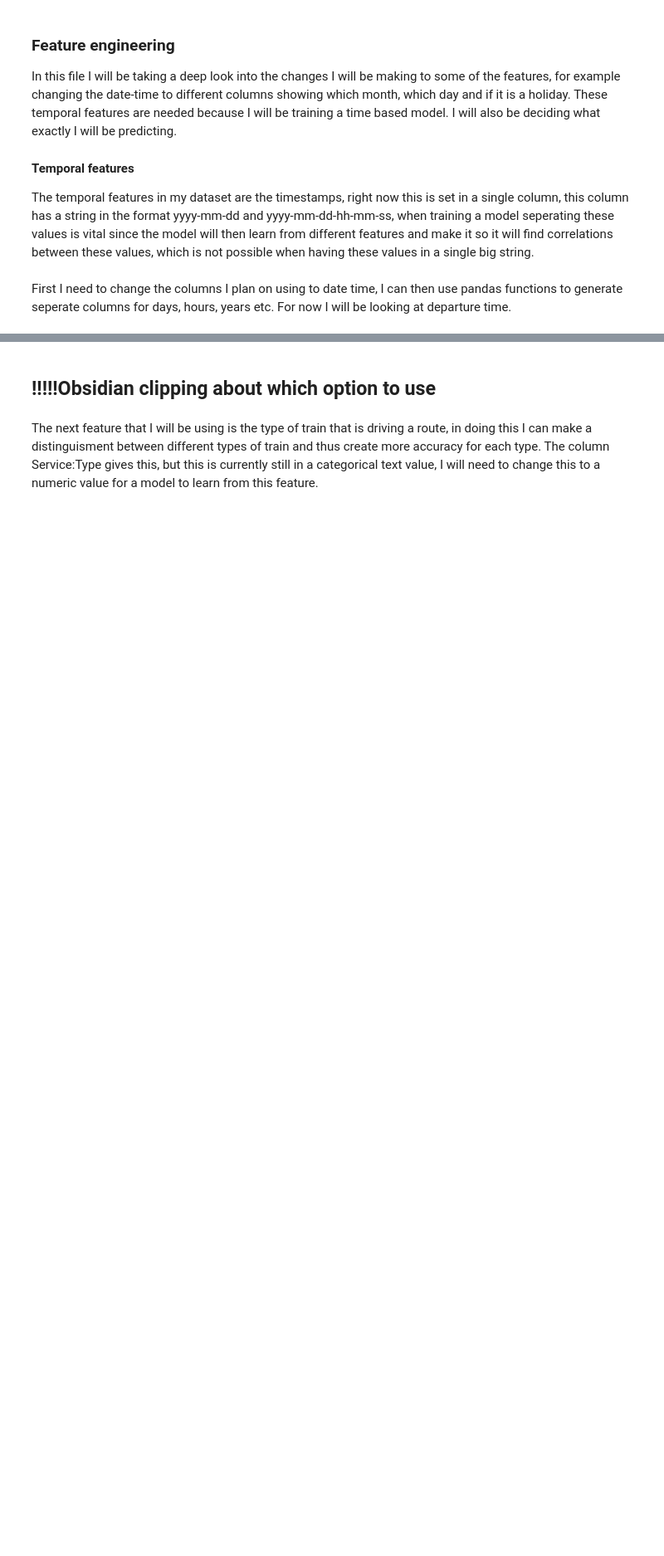
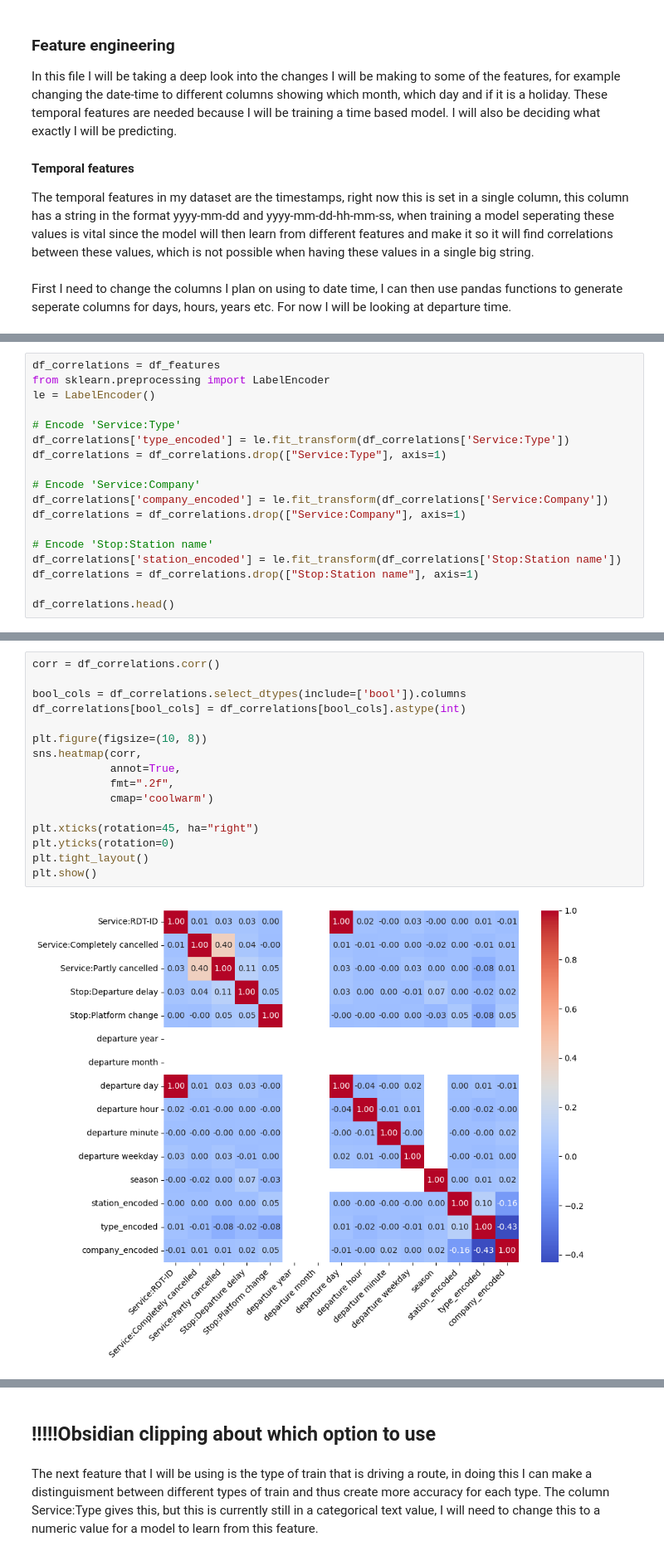
Before and after one commit to BramWillems/Personal-Challenge-NS-Treinen, a Jupyter notebook: feature_engineering.ipynb, the cells around one changed output, grey strips where cells are left out. Shown at 83% size. Saved outputs shown, nothing was run; the diff lists cells and outputs as text; blank space fills up the shorter version.

```diff
--- a/feature_engineering.ipynb
+++ b/feature_engineering.ipynb
@@ -83,0 +124,18 @@ df.head()
+# %%
+df_correlations = df_features
+from sklearn.preprocessing import LabelEncoder
+le = LabelEncoder()
+
+# Encode 'Service:Type'
+df_correlations['type_encoded'] = le.fit_transform(df_correlations['Service:Type'])
+df_correlations = df_correlations.drop(["Service:Type"], axis=1)
+
+# Encode 'Service:Company'
+df_correlations['company_encoded'] = le.fit_transform(df_correlations['Service:Company'])
+df_correlations = df_correlations.drop(["Service:Company"], axis=1)
+
+# Encode 'Stop:Station name'
+df_correlations['station_encoded'] = le.fit_transform(df_correlations['Stop:Station name'])
+df_correlations = df_correlations.drop(["Stop:Station name"], axis=1)
+
+df_correlations.head()
@@ -84 +169,19 @@ df.head()
+# %%
+corr = df_correlations.corr()
+
+bool_cols = df_correlations.select_dtypes(include=['bool']).columns
+df_correlations[bool_cols] = df_correlations[bool_cols].astype(int)
+
+plt.figure(figsize=(10, 8))
+sns.heatmap(corr,
+            annot=True,
+            fmt=".2f",
+            cmap='coolwarm')
+
+plt.xticks(rotation=45, ha="right")
+plt.yticks(rotation=0)
+plt.tight_layout()
+plt.show()
+# %% [output]
+[figure, added]
 # %%
```
Also changed, not shown: parts of 15 cells of this notebook, 5 other files.
